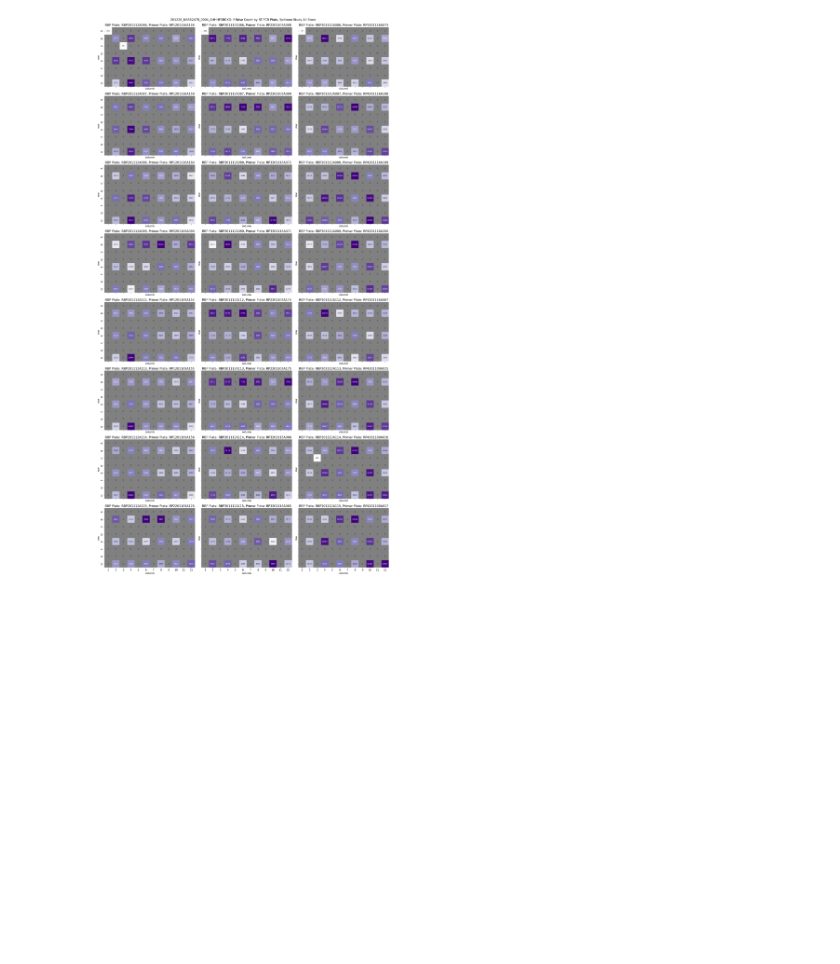
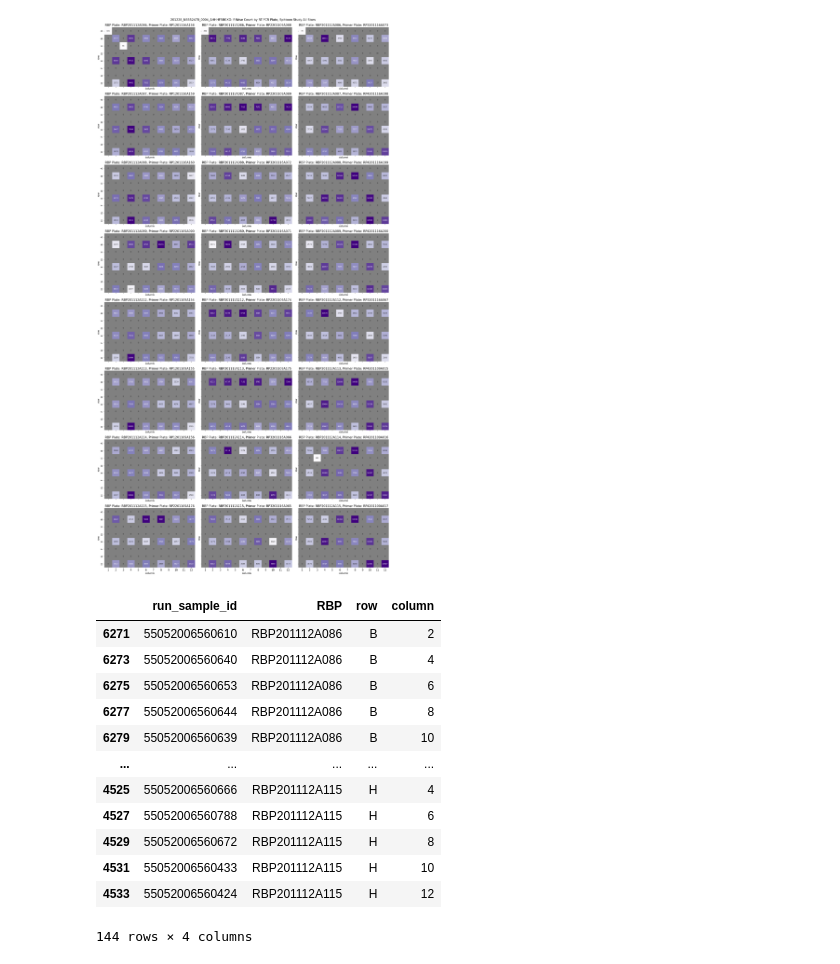
Before and after one commit to gh-bshih/g19_analysis, a Jupyter notebook: 201229_SpittoonStudyAllStars.ipynb, the cells around one changed output. Drawn from its saved outputs; the diff is of its cells as text; code cells hidden in the pictures; blank space fills up the shorter version.

Commit message:
added saliva samples table

```diff
--- a/201229_SpittoonStudyAllStars.ipynb
+++ b/201229_SpittoonStudyAllStars.ipynb
@@ -66,5 +66,19 @@ plt.savefig('spittoonstudyallstars', dpi=300)
 # %% [output]
 [figure]
 # %%
-# all_samples[all_samples['run_sample_id'].str.contains(r'\d{14}')]\
-# .loc[:, ['run_sample_id', 'RBP', 'row', 'column']].sort_values(by=['RBP', 'row', 'column']).to_csv('spittoon samples.csv', index=False)
+all_samples[all_samples['run_sample_id'].str.contains(r'\d{14}')]\
+.loc[:, ['run_sample_id', 'RBP', 'row', 'column']].sort_values(by=['RBP', 'row', 'column']).drop_duplicates()
+# %% [output]
+|  | run_sample_id | RBP | row | column |
+| 6271 | 55052006560610 | RBP201112A086 | B | 2 |
+| 6273 | 55052006560640 | RBP201112A086 | B | 4 |
+| 6275 | 55052006560653 | RBP201112A086 | B | 6 |
+| 6277 | 55052006560644 | RBP201112A086 | B | 8 |
+| 6279 | 55052006560639 | RBP201112A086 | B | 10 |
+| ... | ... | ... | ... | ... |
+| 4525 | 55052006560666 | RBP201112A115 | H | 4 |
+| 4527 | 55052006560788 | RBP201112A115 | H | 6 |
+| 4529 | 55052006560672 | RBP201112A115 | H | 8 |
+| 4531 | 55052006560433 | RBP201112A115 | H | 10 |
+| 4533 | 55052006560424 | RBP201112A115 | H | 12 |
+144 rows × 4 columns
```
